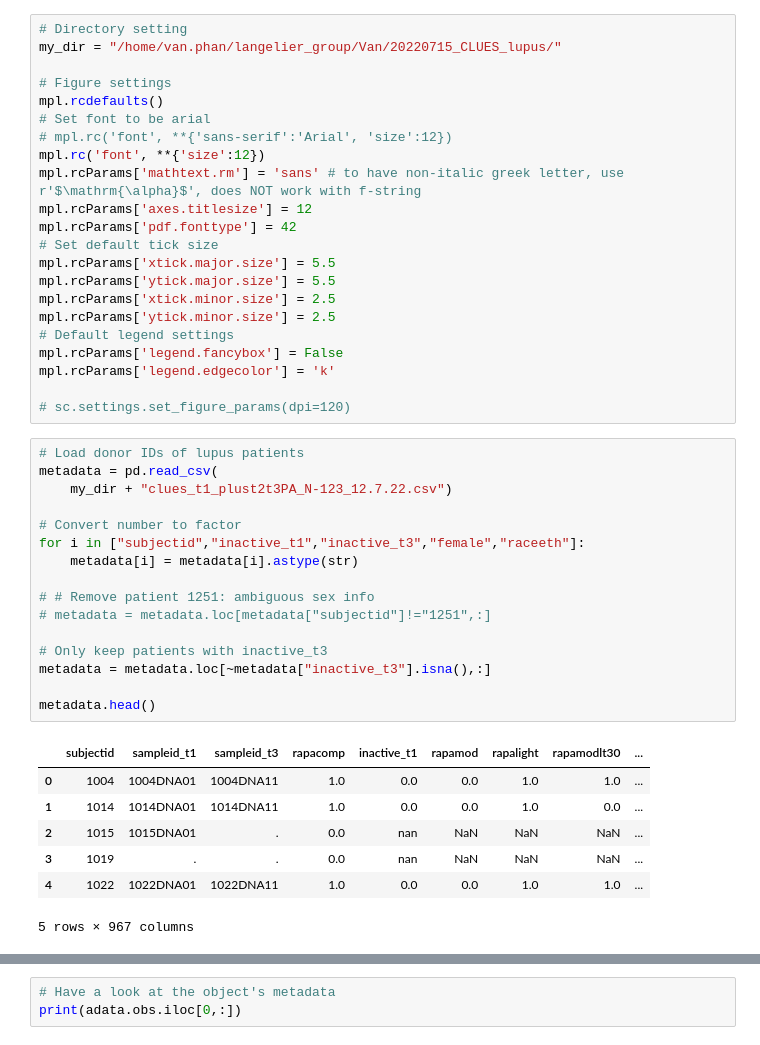
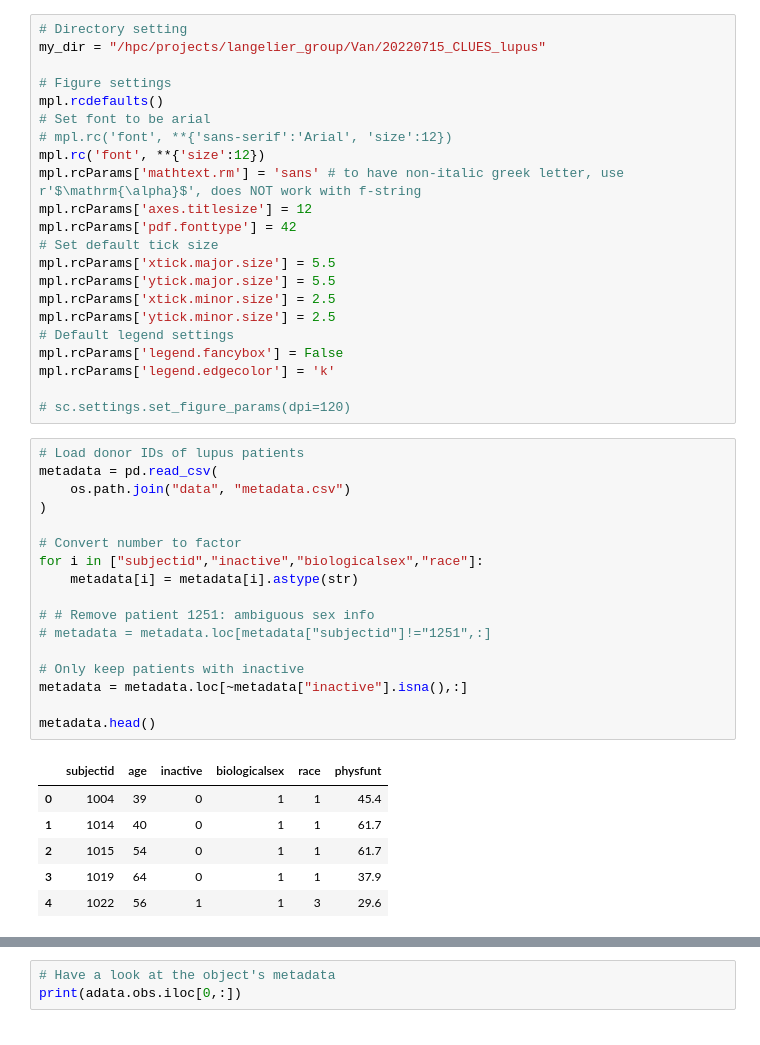
Before and after one commit to chazlangelier/SLE_PA, a Jupyter notebook: src/singlecell_analysis_physact.ipynb, the cells around one changed output, grey strips where cells are left out. Cells and saved outputs as stored; diff of their text form.

```diff
--- a/src/20240201_analysis_physact.ipynb
+++ b/src/singlecell_analysis_physact.ipynb
@@ -27,6 +29,6 @@ Running Scanpy 1.9.1, on 2024-03-26 12:36.
 # %%
 # Directory setting
-my_dir = "/home/van.phan/langelier_group/Van/20220715_CLUES_lupus/"
+my_dir = "/hpc/projects/langelier_group/Van/20220715_CLUES_lupus"
 
 # Figure settings
 mpl.rcdefaults()
@@ -49,27 +51,27 @@ mpl.rcParams['legend.edgecolor'] = 'k'
 # %%
 # Load donor IDs of lupus patients
 metadata = pd.read_csv(
-    my_dir + "clues_t1_plust2t3PA_N-123_12.7.22.csv")
+    os.path.join("data", "metadata.csv")
+)
 
 # Convert number to factor
-for i in ["subjectid","inactive_t1","inactive_t3","female","raceeth"]:
+for i in ["subjectid","inactive","biologicalsex","race"]:
     metadata[i] = metadata[i].astype(str)
 
 # # Remove patient 1251: ambiguous sex info
 # metadata = metadata.loc[metadata["subjectid"]!="1251",:]
 
-# Only keep patients with inactive_t3
-metadata = metadata.loc[~metadata["inactive_t3"].isna(),:]
+# Only keep patients with inactive
+metadata = metadata.loc[~metadata["inactive"].isna(),:]
 
 metadata.head()
 # %% [output]
-|  | subjectid | sampleid_t1 | sampleid_t3 | rapacomp | inactive_t1 | rapamod | rapalight | rapamodlt30 | ... |
-| 0 | 1004 | 1004DNA01 | 1004DNA11 | 1.0 | 0.0 | 0.0 | 1.0 | 1.0 | ... |
-| 1 | 1014 | 1014DNA01 | 1014DNA11 | 1.0 | 0.0 | 0.0 | 1.0 | 0.0 | ... |
-| 2 | 1015 | 1015DNA01 | . | 0.0 | nan | NaN | NaN | NaN | ... |
-| 3 | 1019 | . | . | 0.0 | nan | NaN | NaN | NaN | ... |
-| 4 | 1022 | 1022DNA01 | 1022DNA11 | 1.0 | 0.0 | 0.0 | 1.0 | 1.0 | ... |
+|  | subjectid | age | inactive | biologicalsex | race | physfunt |
+| 0 | 1004 | 39 | 0 | 1 | 1 | 45.4 |
+| 1 | 1014 | 40 | 0 | 1 | 1 | 61.7 |
+| 2 | 1015 | 54 | 0 | 1 | 1 | 61.7 |
+| 3 | 1019 | 64 | 0 | 1 | 1 | 37.9 |
+| 4 | 1022 | 56 | 1 | 1 | 3 | 29.6 |
-5 rows × 967 columns
 # %%
 # Load data
 adata = sc.read_h5ad(
```
Also changed, not shown: parts of 24 cells of this notebook, 36 other files.
